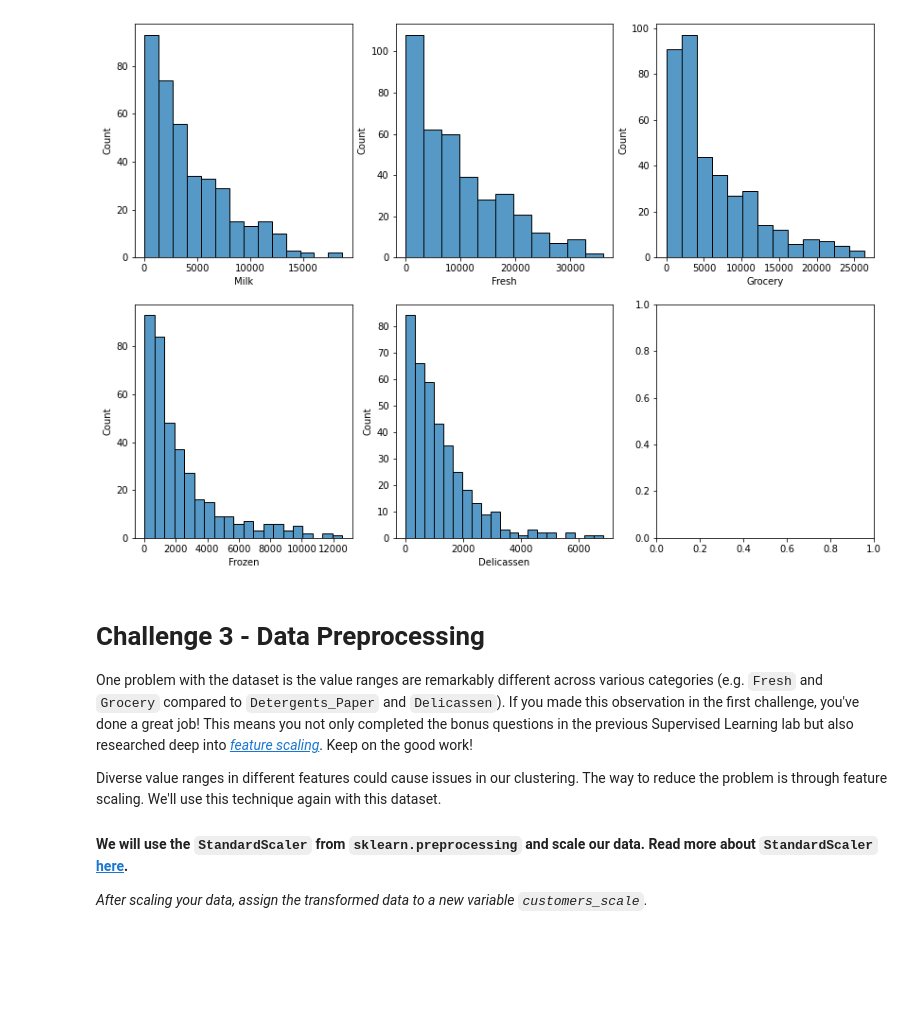
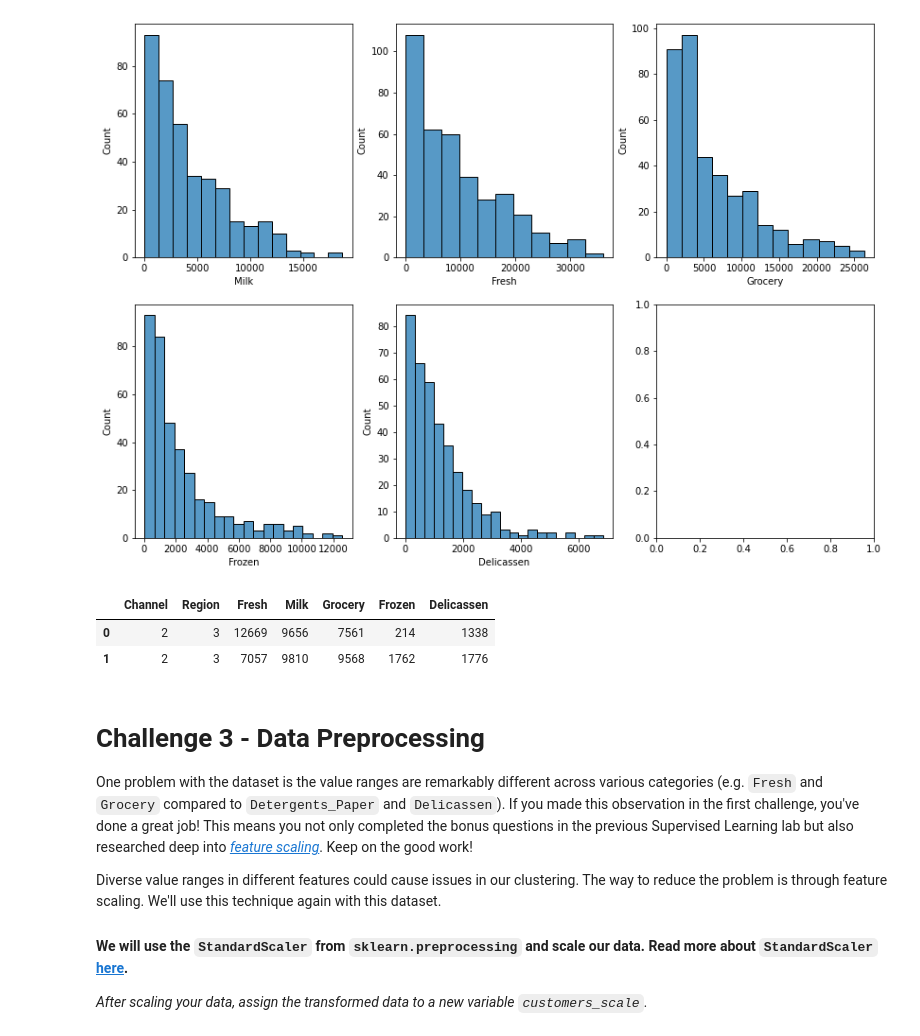
Before and after one commit to ironhack-bcn-data-pt/44-lab-unsupervised-learning, a Jupyter notebook: your-code/main.ipynb, the cells around one changed output. Cells and saved outputs as stored; diff of their text form; code cells hidden in the pictures; blank space fills up the shorter version.

```diff
--- a/your-code/main.ipynb
+++ b/your-code/main.ipynb
@@ -249,3 +258,5 @@ df.reset_index(inplace=True)
+# %%
+df.drop('index',axis=1,inplace=True)
 # %% [markdown]
 - ## after removing outliers, see if skweness remains
 # %%
@@ -259,6 +270,12 @@ sns.histplot(data=df,x='Delicassen',ax=axes[1,1])
 # %% [output]
 <AxesSubplot:xlabel='Delicassen', ylabel='Count'>
 [figure]
+# %%
+df.head(2)
+# %% [output]
+|  | Channel | Region | Fresh | Milk | Grocery | Frozen | Delicassen |
+| 0 | 2 | 3 | 12669 | 9656 | 7561 | 214 | 1338 |
+| 1 | 2 | 3 | 7057 | 9810 | 9568 | 1762 | 1776 |
 # %% [markdown]
 # Challenge 3 - Data Preprocessing
 
```
Also changed, not shown: parts of 15 cells of this notebook.
